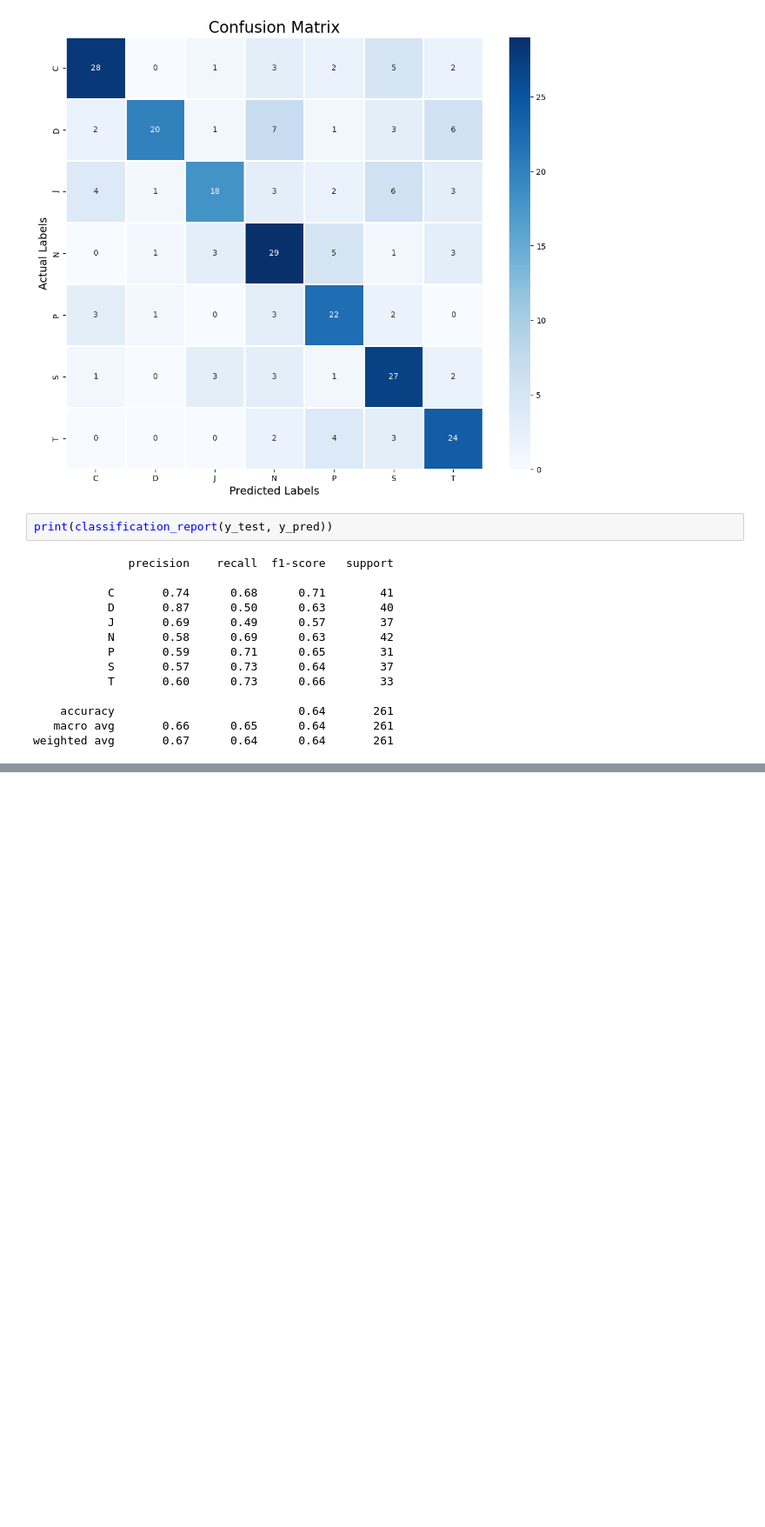
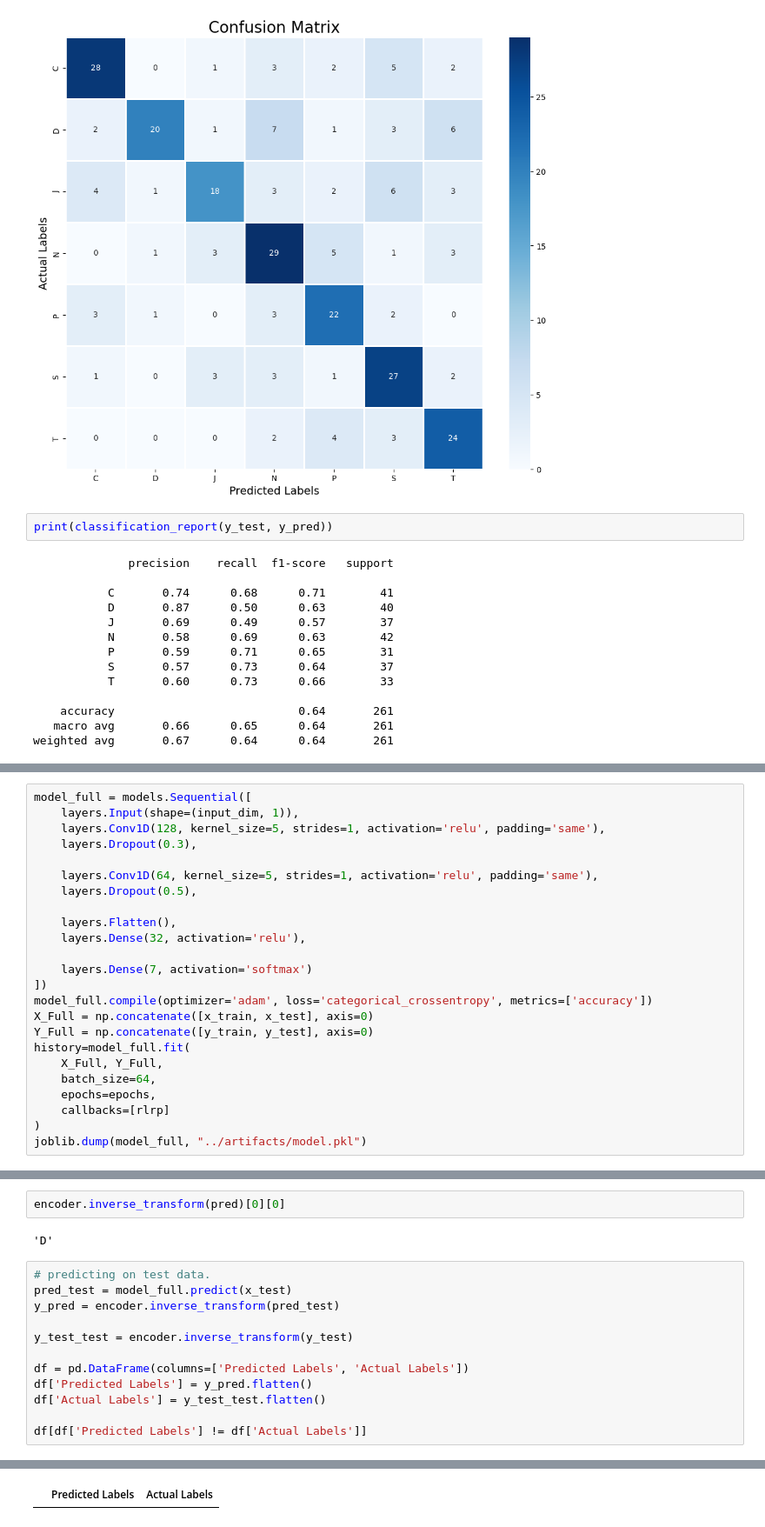
Before and after one commit to CodyneKen/Projet_ML1, a Jupyter notebook: scripts/cnn.ipynb, the cells around one changed output, grey strips where cells are left out. Shown at 87% size. Drawn from its saved outputs; the diff is of its cells as text; blank space fills up the shorter version.

Commit message:
Save pickled encoder, embbeding method, model, scaler. Add Serving API. Add code to notebooks to test if pickled data worked

```diff
--- a/scripts/cnn.ipynb
+++ b/scripts/cnn.ipynb
@@ -217,0 +225,24 @@ Model saved as model.pkl
+# %%
+model_full = models.Sequential([
+    layers.Input(shape=(input_dim, 1)),
+    layers.Conv1D(128, kernel_size=5, strides=1, activation='relu', padding='same'),
+    layers.Dropout(0.3),
+
+    layers.Conv1D(64, kernel_size=5, strides=1, activation='relu', padding='same'),
+    layers.Dropout(0.5),
+
+    layers.Flatten(),
+    layers.Dense(32, activation='relu'),
+
+    layers.Dense(7, activation='softmax')
+])
+model_full.compile(optimizer='adam', loss='categorical_crossentropy', metrics=['accuracy'])
+X_Full = np.concatenate([x_train, x_test], axis=0)
+Y_Full = np.concatenate([y_train, y_test], axis=0)
+history=model_full.fit(
+    X_Full, Y_Full,
+    batch_size=64,
+    epochs=epochs,
+    callbacks=[rlrp]
+)
+joblib.dump(model_full, "../artifacts/model.pkl")
@@ -217,0 +271,17 @@ Model saved as model.pkl
+# %%
+encoder.inverse_transform(pred)[0][0]
+# %% [output]
+'D'
+# %%
+# predicting on test data.
+pred_test = model_full.predict(x_test)
+y_pred = encoder.inverse_transform(pred_test)
+
+y_test_test = encoder.inverse_transform(y_test)
+
+df = pd.DataFrame(columns=['Predicted Labels', 'Actual Labels'])
+df['Predicted Labels'] = y_pred.flatten()
+df['Actual Labels'] = y_test_test.flatten()
+
+df[df['Predicted Labels'] != df['Actual Labels']]
+# %% [output]
@@ -217,0 +289 @@ Model saved as model.pkl
+|  | Predicted Labels | Actual Labels |
```
Also changed, not shown: parts of 11 cells of this notebook, 13 other files.
